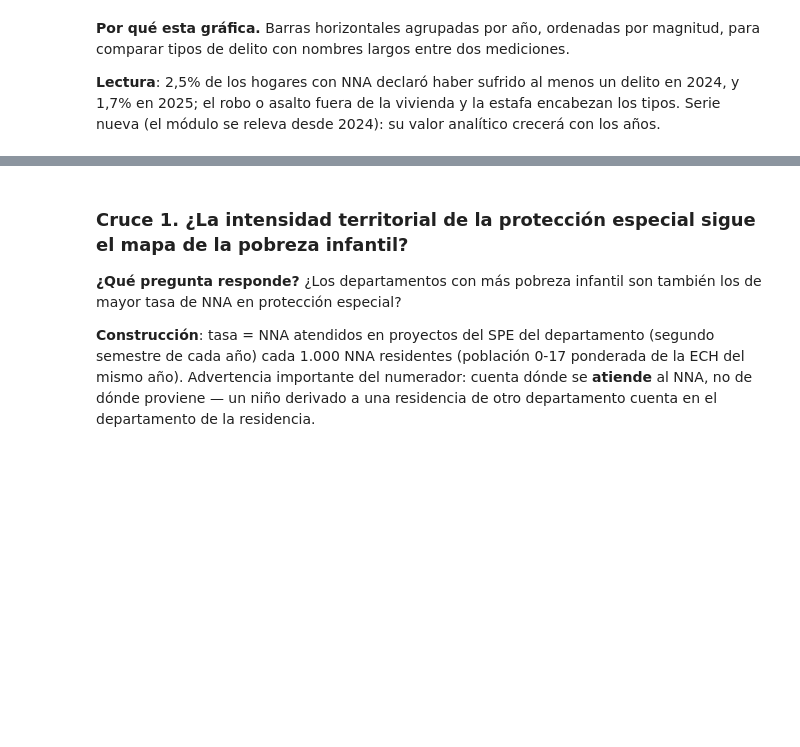
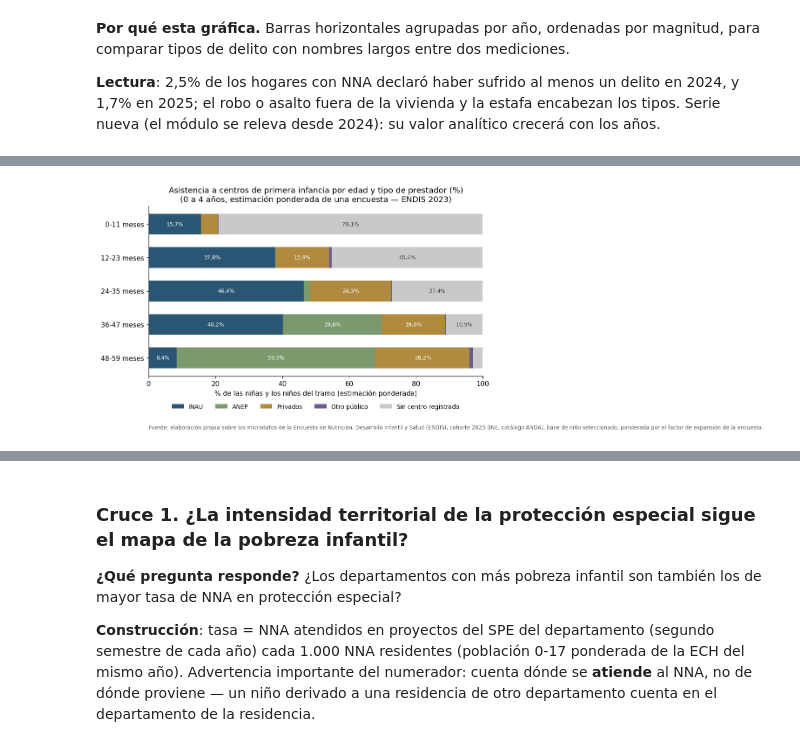
Before and after one commit to MCornesLucas/agente-politicas-sociales, a Jupyter notebook: notebooks/informe_infancia.ipynb, the cells around one changed output, grey strips where cells are left out. Saved outputs shown, nothing was run; the diff lists cells and outputs as text; code cells hidden in the pictures; blank space fills up the shorter version.

```diff
--- a/notebooks/informe_infancia.ipynb
+++ b/notebooks/informe_infancia.ipynb
@@ -1768,0 +1805,47 @@ releva desde 2024): su valor analítico crecerá con los años.
+# %%
+ENDIS = pd.read_csv(RESULTADOS / "endis" / "cobertura_primera_infancia_2023.csv")
+TRAMOS_ENDIS = ["0-11 meses", "12-23 meses", "24-35 meses", "36-47 meses", "48-59 meses"]
+ORDEN_ENDIS = ["Centros de primera infancia INAU", "Centros dependientes de ANEP",
+               "Centros privados (colegio, jardín, etc)", "Otro público", "Sin centro registrado"]
+CORTO_ENDIS = ["INAU", "ANEP", "Privados", "Otro público", "Sin centro registrado"]
+share = (ENDIS.pivot(index="tramo", columns="prestador", values="porcentaje")
+         .reindex(index=TRAMOS_ENDIS + ["Total 0-59 meses"], columns=ORDEN_ENDIS))
+casos_tramo = ENDIS.groupby("tramo")["casos_muestra_tramo"].first()
+
+fig, ax = plt.subplots(figsize=(9, 4.6))
+colores = [PALETA[0], PALETA[2], PALETA[3], PALETA[4], "#c9c9c9"]
+y_pos = np.arange(len(TRAMOS_ENDIS))
+izquierda = np.zeros(len(TRAMOS_ENDIS))
+for columna, etiqueta, color in zip(ORDEN_ENDIS, CORTO_ENDIS, colores):
+    valores = share.loc[TRAMOS_ENDIS, columna].to_numpy(dtype=float)
+    ax.barh(y_pos, valores, left=izquierda, height=0.62, color=color, label=etiqueta)
+    for i, (v, base) in enumerate(zip(valores, izquierda)):
+        if v >= 7:
+            ax.text(base + v / 2, i, pct(v), ha="center", va="center", fontsize=8,
+                    color="#444444" if color == "#c9c9c9" else "white")
+    izquierda = izquierda + valores
+ax.set_yticks(y_pos, TRAMOS_ENDIS)
+ax.invert_yaxis()
+ax.set_xlim(0, 100)
+ax.set_xlabel("% de las niñas y los niños del tramo (estimación ponderada)")
+ax.set_title("Asistencia a centros de primera infancia por edad y tipo de prestador (%)\n"
+             "(0 a 4 años, estimación ponderada de una encuesta — ENDIS 2023)")
+ax.legend(frameon=False, fontsize=9, loc="upper center", bbox_to_anchor=(0.5, -0.13), ncol=5)
+fuente(fig, "Fuente: elaboración propia sobre los microdatos de la Encuesta de Nutrición, Desarrollo "
+            "Infantil y Salud (ENDIS), cohorte 2023 (INE, catálogo ANDA), base de niño seleccionado, "
+            "ponderada por el factor de expansión de la encuesta.", y=-0.13)
+plt.show()
+
+# Tabla de respaldo de la lectura: la cobertura total de cada tramo
+# (100 menos "sin centro registrado") no está en el archivo de resultados
+# y se muestra aquí, con coma decimal, junto con los casos de la muestra.
+filas = []
+for tramo in TRAMOS_ENDIS + ["Total 0-59 meses"]:
+    fila = [tramo, pct(100 - share.loc[tramo, "Sin centro registrado"])]
+    fila += [pct(share.loc[tramo, c]) for c in ORDEN_ENDIS]
+    fila.append(int(casos_tramo[tramo]))
+    filas.append(fila)
+pd.DataFrame(filas, columns=(["Tramo de edad", "Asiste a algún centro"]
+                             + CORTO_ENDIS + ["Casos en la muestra"])).set_index("Tramo de edad")
+# %% [output]
+[figure, added]
```
Also changed, not shown: parts of 15 cells of this notebook, 17 other files.
